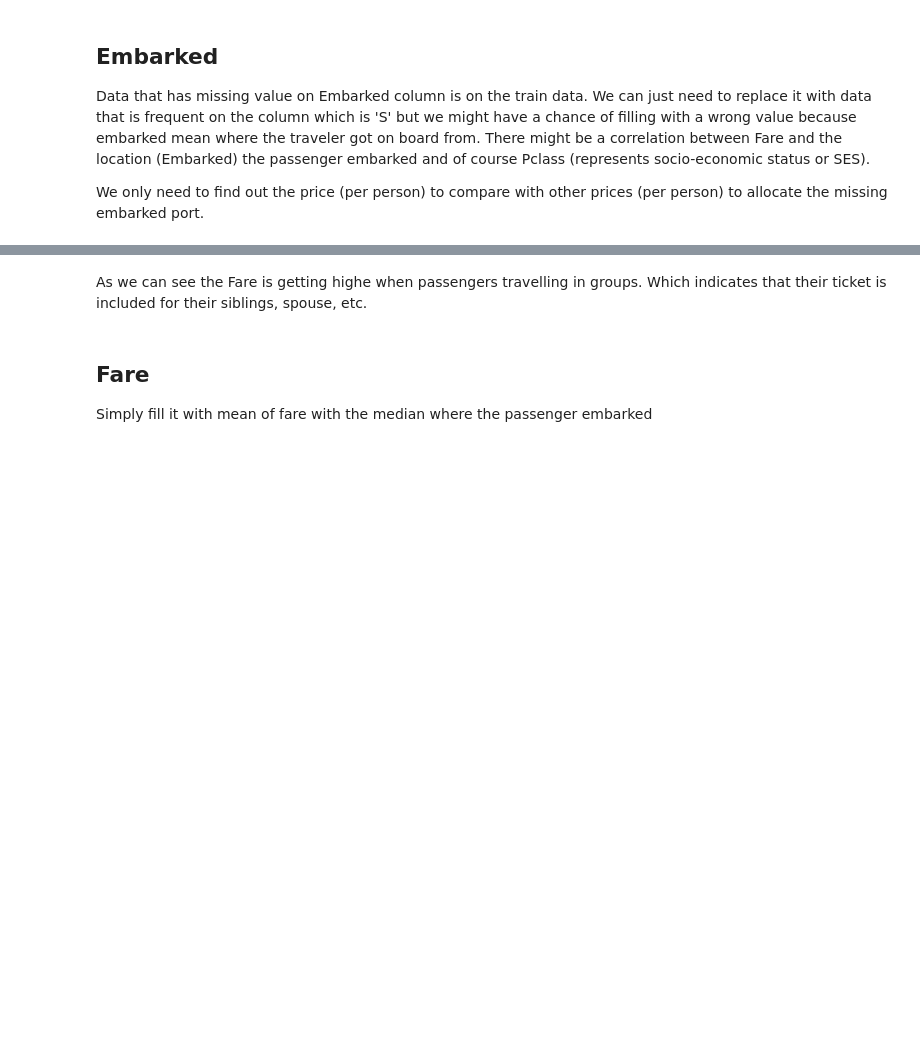
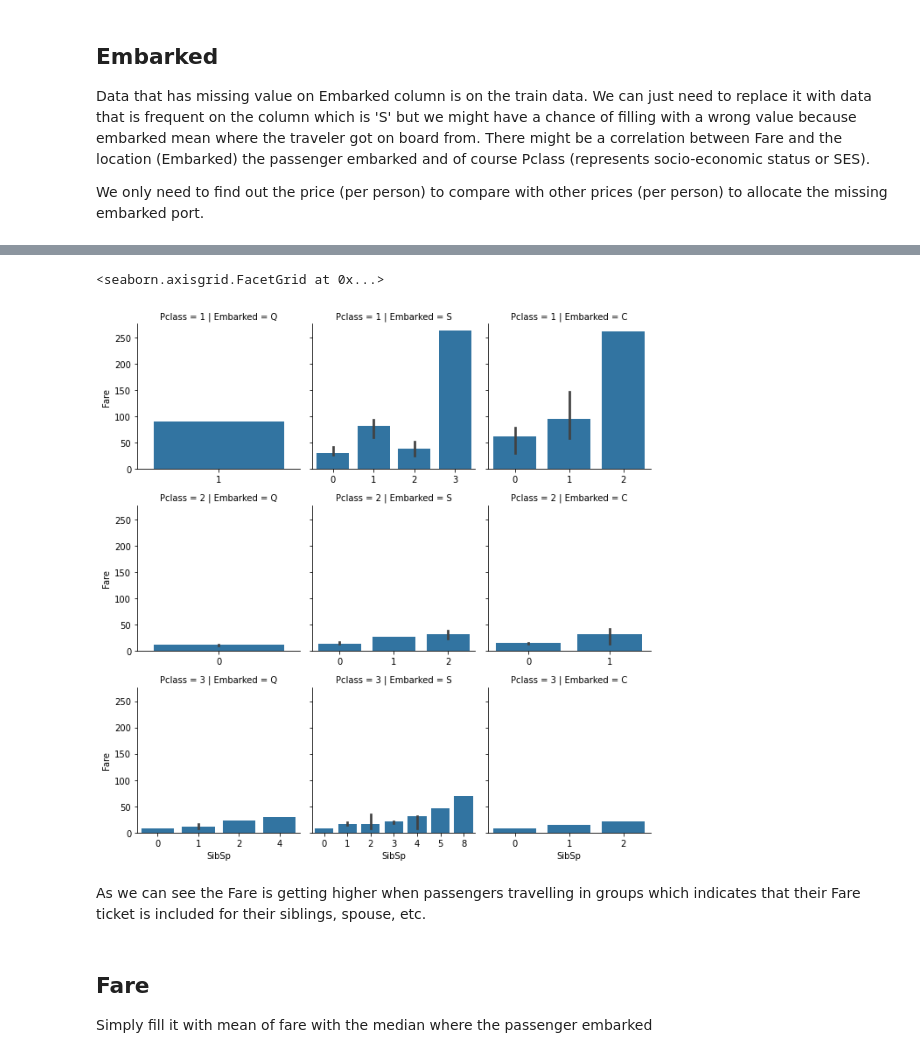
Before and after one commit to marcellinus-witarsah/dataScienceMiniProjects, a Jupyter notebook: TitanicSurvivalModel/Titanic Third.ipynb, the cells around one changed output, grey strips where cells are left out. Cells and saved outputs as stored; diff of their text form; code cells hidden in the pictures; blank space fills up the shorter version.

```diff
--- a/TitanicSurvivalModel/Titanic Third.ipynb
+++ b/TitanicSurvivalModel/Titanic Third.ipynb
@@ -416,5 +416,12 @@ facet_grid_1.map_dataframe(sns.barplot, x='SibSp', y='Fare')
+# %%
+# Barplot Pclass and Embarked vs Fare
+facet_grid = sns.FacetGrid(data=titanic_test, row='Pclass', col='Embarked', sharex=False)
+facet_grid.map_dataframe(sns.barplot, x='SibSp', y='Fare', estimator=np.median)
+# %% [output]
+<seaborn.axisgrid.FacetGrid at 0x...>
+[figure, added]
 # %% [markdown]
-As we can see the Fare is getting highe when passengers travelling in groups. Which indicates that their ticket is included for their siblings, spouse, etc.
+As we can see the Fare is getting higher when passengers travelling in groups which indicates that their Fare ticket is included for their siblings, spouse, etc.
 # %% [markdown]
 ## Fare
 Simply fill it with mean of fare with the median where the passenger embarked
```
Also changed, not shown: parts of 6 cells of this notebook.
